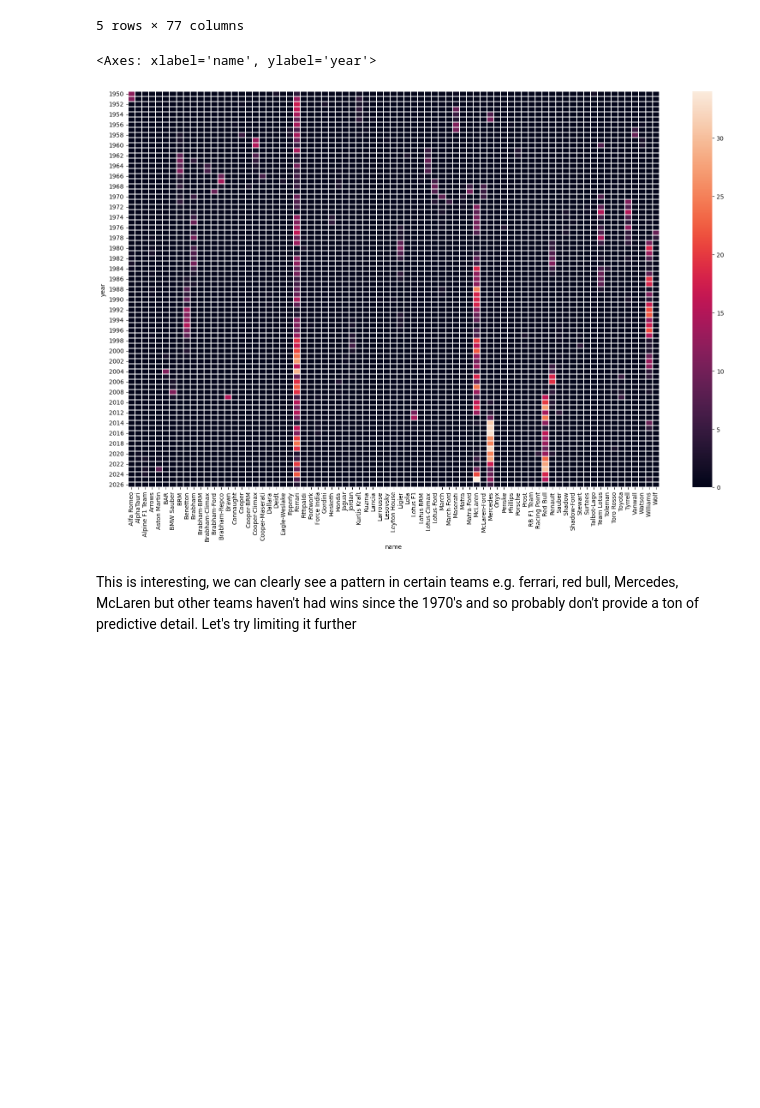
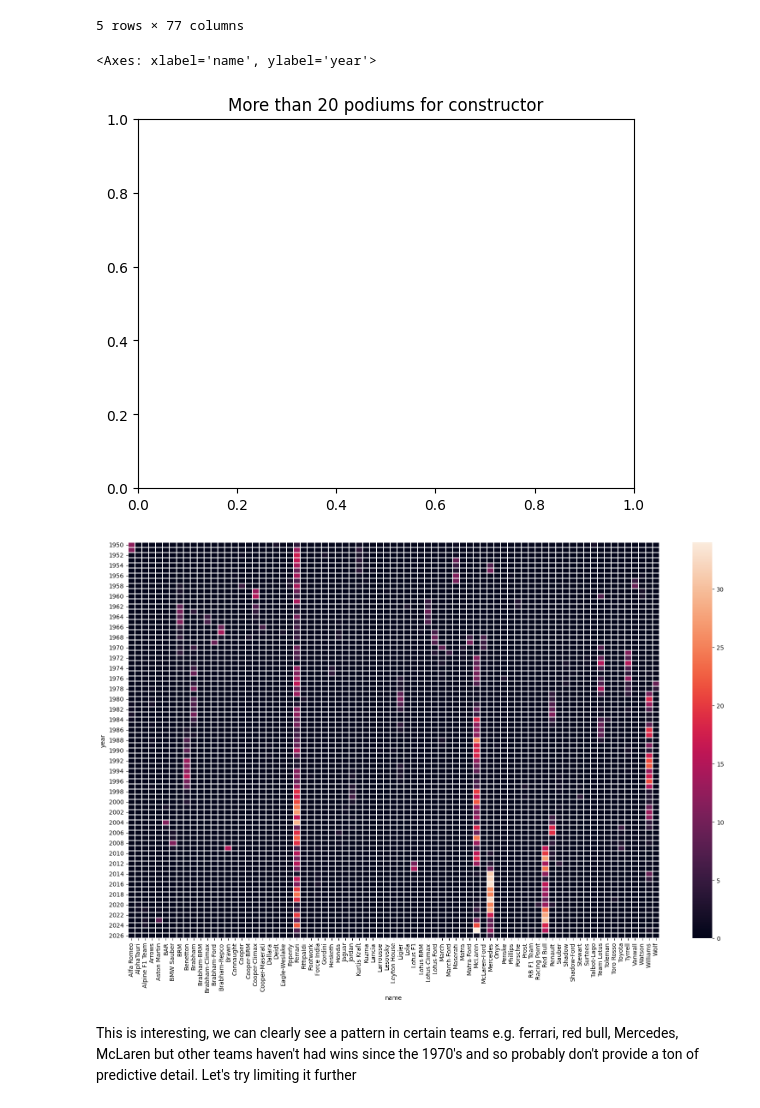
Before and after one commit to DaveAhearne/F1Prediction, a Jupyter notebook: F1Predictor.ipynb, the cells around one changed output. Cells and saved outputs as stored; diff of their text form; code cells hidden in the pictures; blank space fills up the shorter version.

```diff
--- a/F1Predictor.ipynb
+++ b/F1Predictor.ipynb
@@ -190,11 +190,13 @@ pivot_constructor_df.tail()
 | 2026 | 0.0 | 0.0 | 0.0 | 0.0 | 0.0 | 0.0 | 0.0 | 0.0 | 0.0 | ... |
 5 rows × 77 columns
 # %%
+plt.title("More than 20 podiums for constructor")
 plt.figure(figsize=(20, 12))
 sns.heatmap(pivot_constructor_df, linewidths=0.1)
 # %% [output]
 <Axes: xlabel='name', ylabel='year'>
-[figure, old version]
+[figure, new version]
+[figure, added]
 # %% [markdown]
 This is interesting, we can clearly see a pattern in certain teams e.g. ferrari, red bull, Mercedes, McLaren but other teams haven't had wins since the 1970's and so probably don't provide a ton of predictive detail. Let's try limiting it further
 # %%
```
Also changed, not shown: parts of 5 cells of this notebook.
